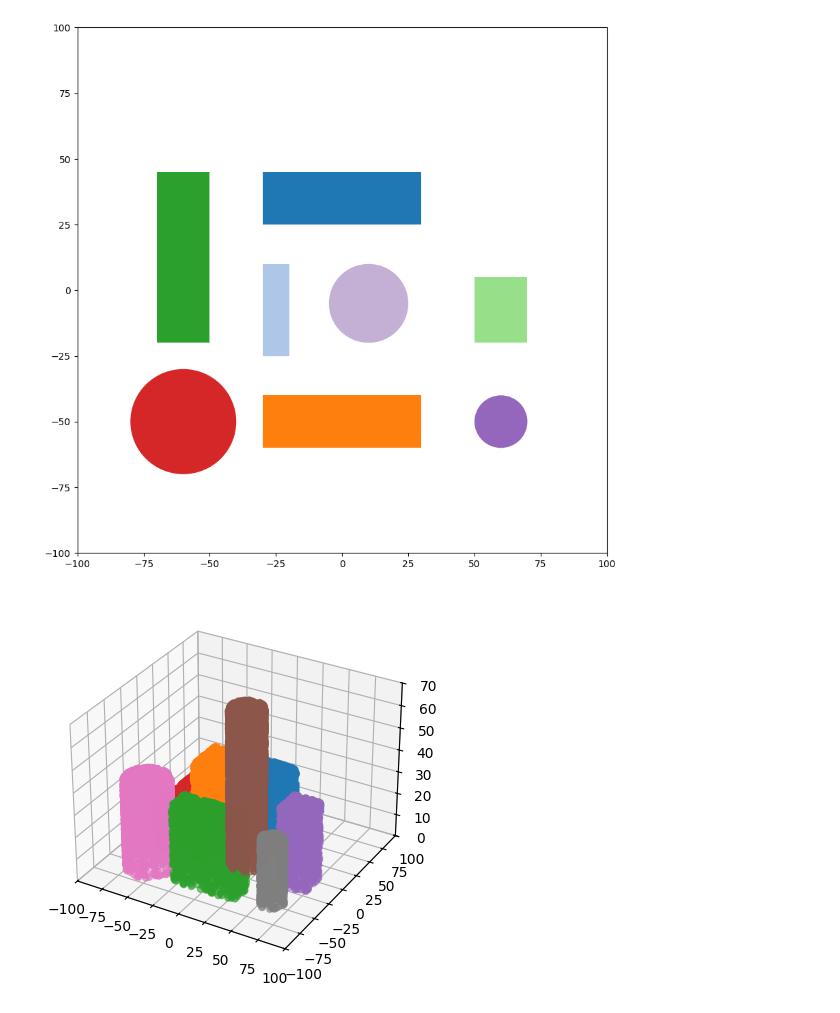
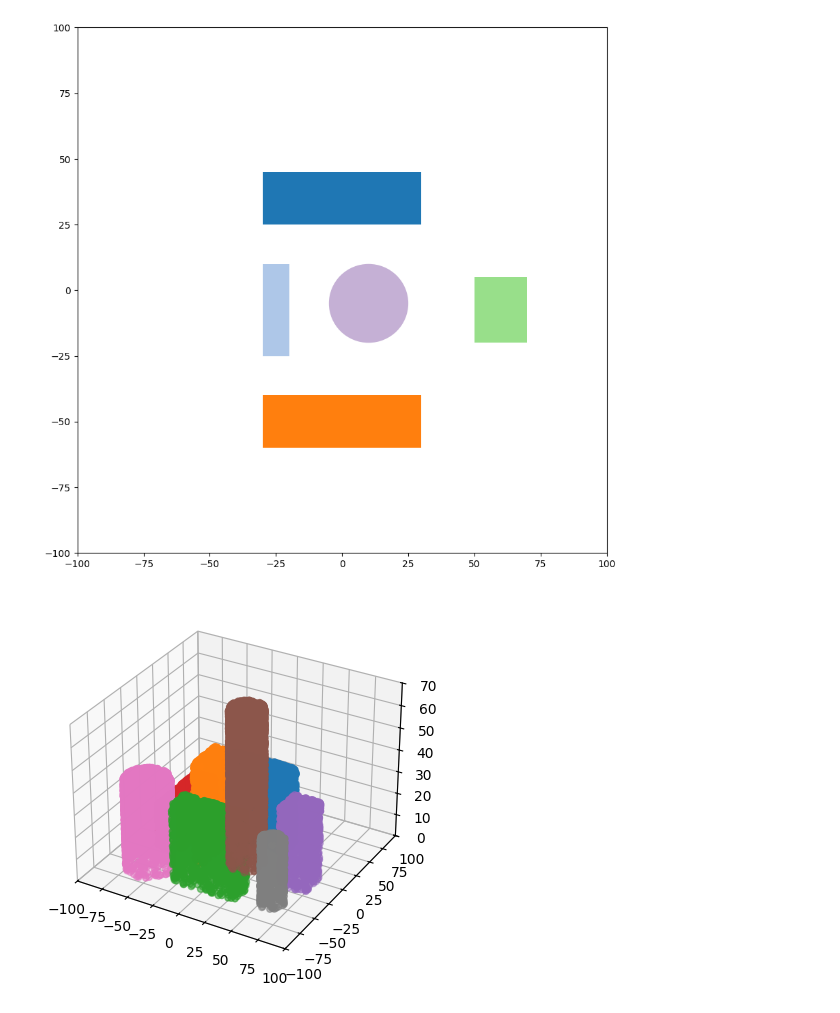
Before and after one commit to Marvic1130/DL-Based-UAV-Positioning-in-Blockage-Aware-Channel-Model, a Jupyter notebook: simulation_env.ipynb, the cells around one changed output. Drawn from its saved outputs; the diff is of its cells as text; code cells hidden in the pictures.

```diff
--- a/simulation_env.ipynb
+++ b/simulation_env.ipynb
@@ -12,33 +12,33 @@ np.random.seed(42)
 # %%
 import matplotlib.pyplot as plt
 import matplotlib.patches as patches
 import matplotlib.cm as cm
 
 fig, ax = plt.subplots(figsize=(10, 10))
 ax.set_xlim(-100, 100)
 ax.set_ylim(-100, 100)
 
 # 컬러맵에서 색상을 가져오기
 colors = cm.get_cmap("tab20", 16)  # 10가지 색상 제공
 
 obstacle_ls = {
     "cube1": patches.Rectangle((-30, 25), 60, 20, facecolor=colors(0)),
     "cube2": patches.Rectangle((-30, -25), 10, 35, facecolor=colors(1)),
     "cube3": patches.Rectangle((-30, -60), 60, 20, facecolor=colors(2)),
-    "cube4": patches.Rectangle((-70, -20), 20, 65, facecolor=colors(3)),
+    # "cube4": patches.Rectangle((-70, -20), 20, 65, facecolor=colors(3)),
     "cube5": patches.Rectangle((50, -20), 20, 25, facecolor=colors(4)),
-    "cylinder1": patches.Circle((-60, -50), 20, facecolor=colors(5)),
-    "cylinder3": patches.Circle((60, -50), 10, facecolor=colors(6)),
+    # "cylinder1": patches.Circle((-60, -50), 20, facecolor=colors(5)),
+    # "cylinder3": patches.Circle((60, -50), 10, facecolor=colors(6)),
     "cylinder4": patches.Circle((10, -5), 15, facecolor=colors(7)),
 }
 
 # 도형 추가
 for obstacle in obstacle_ls.values():
     ax.add_patch(obstacle)
 
 plt.show()
 # %% [output]
-[figure, old version]
+[figure, new version]
 # %%
 obstacle_ls = {
     "cube1": CubeObstacle(-30, 25, 35, 60, 20, 0.3),
```
Also changed, not shown: parts of 1 cell of this notebook, 2 other files.
